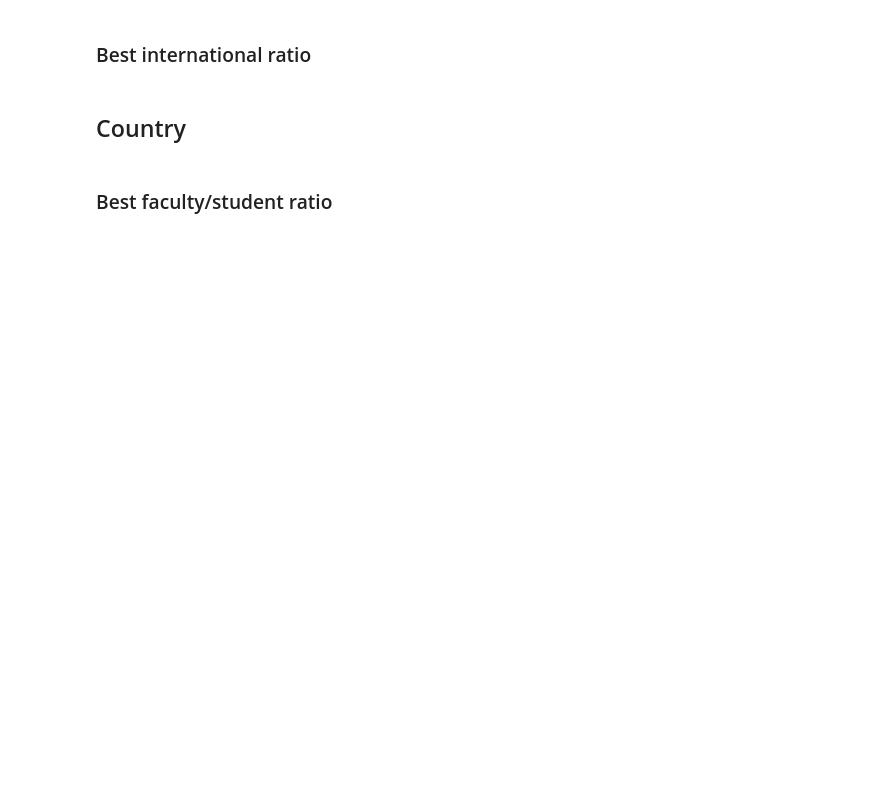
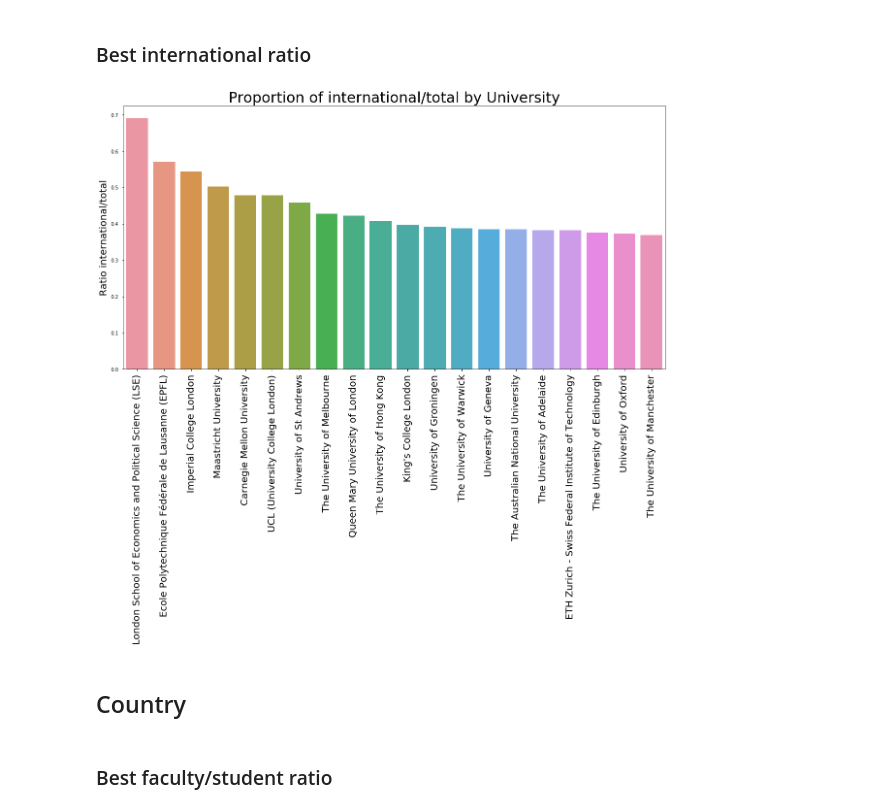
Before and after one commit to cgallay/Ada, a Jupyter notebook: Homework2/Homework2_T.ipynb, the cells around one changed output. Drawn from its saved outputs; the diff is of its cells as text; code cells hidden in the pictures; blank space fills up the shorter version.

```diff
--- a/Homework2/Homework2_T.ipynb
+++ b/Homework2/Homework2_T.ipynb
@@ -128,7 +143,11 @@ QS_ratio_university.sort_values(('ratio', 'faculty/students'), ascending=False).
 # %% [markdown]
 ### Best international ratio
 # %%
-QS_ratio_university.sort_values(('ratio', 'international/total'), ascending=False).head()
+QS_ratio_university = QS_ratio_university.sort_values(('Ratio', 'international/total'), ascending=False)
+# %%
+plot_ratio(QS_ratio_university, 'international/total', 'international/total by University')
+# %% [output]
+[figure, added]
 # %% [markdown]
 ## Country
 # %%
```
Also changed, not shown: parts of 42 cells of this notebook.
